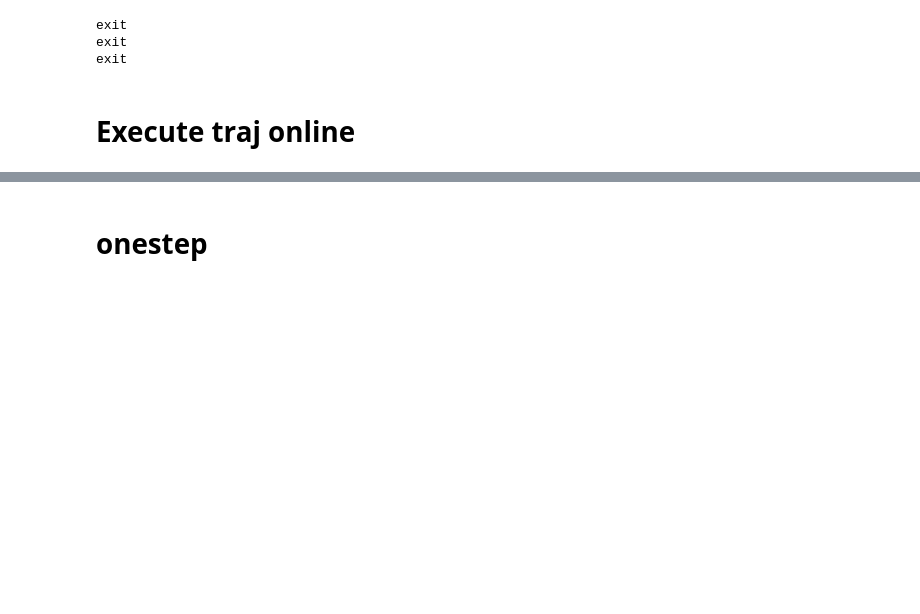
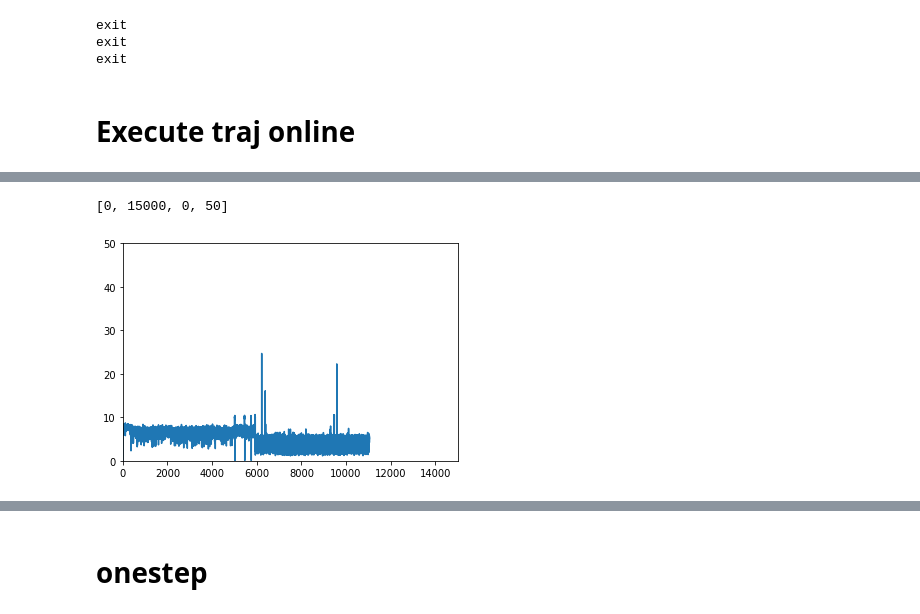
Before and after one commit to rnb-disinfection/rnb-planning, a Jupyter notebook: eTaSL/eTaSL_graph.ipynb, the cells around one changed output, grey strips where cells are left out. Cells and saved outputs as stored; diff of their text form; code cells hidden in the pictures; blank space fills up the shorter version.

```diff
--- a/eTaSL/eTaSL_graph.ipynb
+++ b/eTaSL/eTaSL_graph.ipynb
@@ -382,0 +390,6 @@ AttributeError: ConstraintGraph instance has no attribute 'find_schedules'
+# %%
+plt.plot(gtimer.timelist_dict["move_wait"])
+plt.axis([0,15000,0,50])
+# %% [output]
+[0, 15000, 0, 50]
+[figure, added]
```
Also changed, not shown: parts of 15 cells of this notebook, 8 other files.
